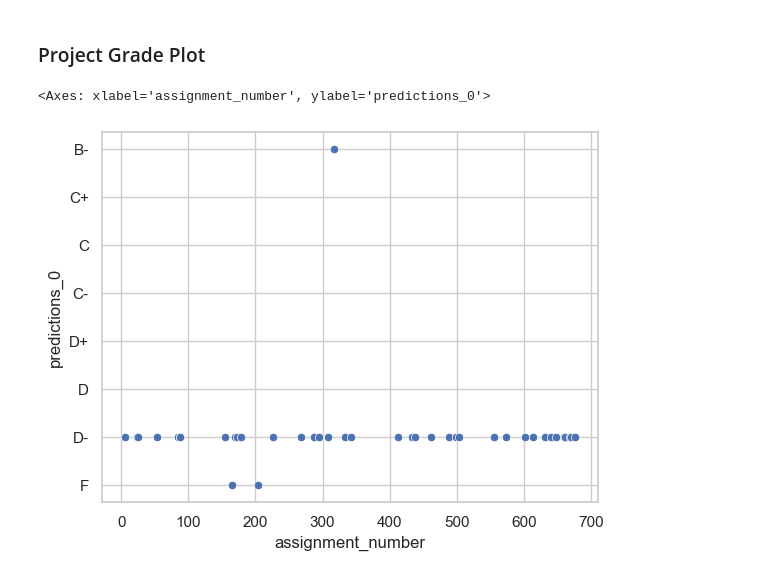
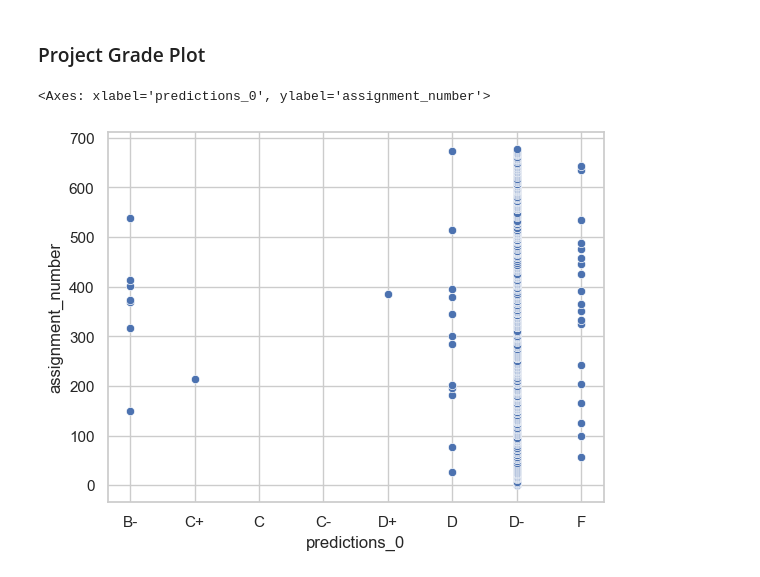
Before and after one commit to m-messer/Grading-Documentation-with-Machine-Learning, a Jupyter notebook: consistency/results.ipynb, the cells around one changed output. Saved outputs shown, nothing was run; the diff lists cells and outputs as text; code cells hidden in the pictures.

Commit message:
Ran results for all ungraded data

```diff
--- a/consistency/results.ipynb
+++ b/consistency/results.ipynb
@@ -6,7 +6,8 @@ import seaborn as sns
 # %% [markdown]
 ### Consistency Post Processing
 # %%
-df = pd.read_csv('../data/consistency_grades.csv')
+SAMPLE_SIZE = 406
+df = pd.read_csv(f'../data/consistency_grades_{SAMPLE_SIZE}_sample.csv')
 df = df.drop(columns=['Unnamed: 0'])
 df['predictions_0'] = pd.Categorical(df['predictions_0'], ['A++', 'A+', 'A', 'A-', 'B+', 'B', 'B-','C+', 'C', 'C-', 'D+', 'D', 'D-', 'F'], ordered=True)
 df['predictions_1'] = pd.Categorical(df['predictions_1'], ['A++', 'A+', 'A', 'A-', 'B+', 'B', 'B-','C+', 'C', 'C-', 'D+', 'D', 'D-', 'F'], ordered=True)
@@ -130,10 +131,10 @@ ungraded_df[ungraded_df['Graded'] == 'Ungraded']['text'].apply(lambda x: len(x))
 # %%
 # TODO: Plot of x-assignment number, y - grade, hue - prediction iteration
 project_plot_df = project_df.copy().reset_index()
 project_plot_df['assignment_number'] = pd.Categorical(project_plot_df['assignment_number'])
 project_plot_df
 
-sns.scatterplot(project_df, x='assignment_number', y='predictions_0')
+sns.scatterplot(project_df, y='assignment_number', x='predictions_0')
 # %% [output]
-<Axes: xlabel='assignment_number', ylabel='predictions_0'>
+<Axes: xlabel='predictions_0', ylabel='assignment_number'>
-[figure, old version]
+[figure, new version]
```
Also changed, not shown: parts of 7 cells of this notebook, 1 other file.
